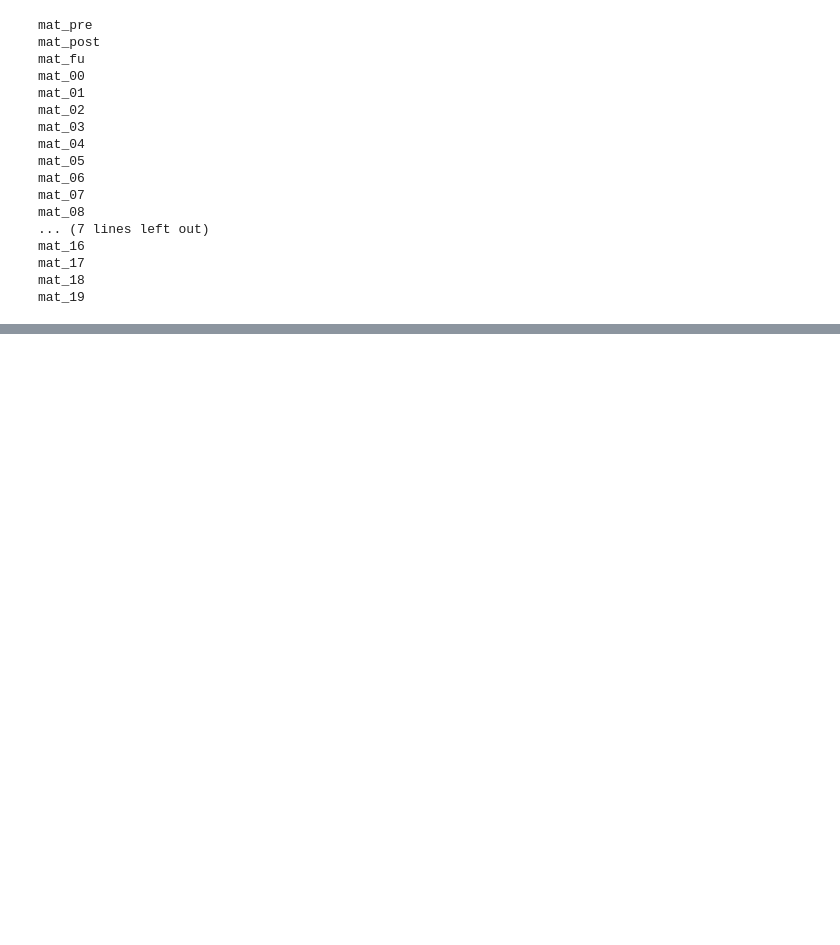
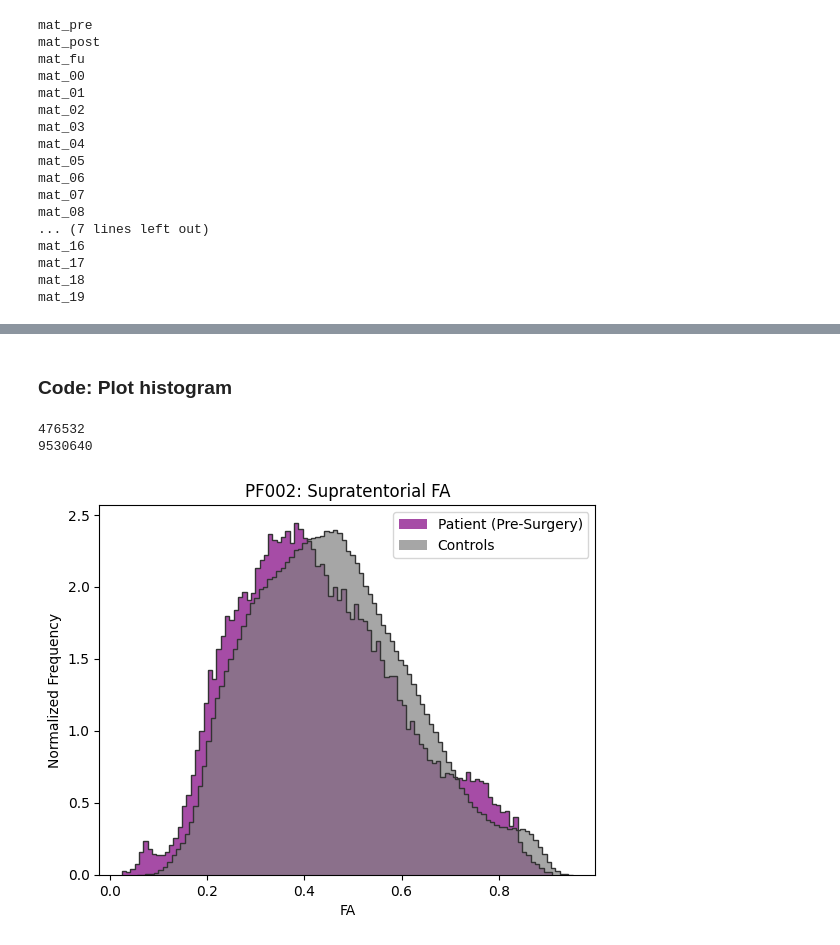
Before and after one commit to AbAstris/Sandbox, a Jupyter notebook: PF002.ipynb, the cells around one changed output, grey strips where cells are left out. Saved outputs shown, nothing was run; the diff lists cells and outputs as text; code cells hidden in the pictures; blank space fills up the shorter version.

```diff
--- a/PF002.ipynb
+++ b/PF002.ipynb
@@ -48,7 +68,7 @@ ALIC_19 = pre_dir+'ALIC_L/vol0019_ALIC_L.nii.gz'
 # %%
-images = [ALIC_pre, ALIC_post, ALIC_fu, ALIC_00, ALIC_01, ALIC_02, ALIC_03,
-          ALIC_04, ALIC_05, ALIC_06, ALIC_07, ALIC_08, ALIC_09, ALIC_10, ALIC_11,
-          ALIC_12, ALIC_13, ALIC_14, ALIC_15, ALIC_16, ALIC_17, ALIC_18, ALIC_19]
+images = [supra_pre, supra_post, supra_fu, supra_00, supra_01, supra_02, supra_03,
+          supra_04, supra_05, supra_06, supra_07, supra_08, supra_09, supra_10, supra_11,
+          supra_12, supra_13, supra_14, supra_15, supra_16, supra_17, supra_18, supra_19]
 
 matrix = {'mat_pre':[], 'mat_post':[], 'mat_fu':[], 'mat_00':[], 'mat_01':[], 'mat_02':[], 'mat_03':[], 'mat_04':[], 'mat_05':[],
          'mat_06':[], 'mat_07':[], 'mat_08':[], 'mat_09':[], 'mat_10':[], 'mat_11':[], 'mat_12':[], 'mat_13':[], 'mat_14':[],
@@ -66,7 +86,7 @@ label_matrix = ['mat_pre', 'mat_post', 'mat_fu', 'mat_00', 'mat_01', 'mat_02', '
                'mat_07', 'mat_08', 'mat_09', 'mat_10', 'mat_11', 'mat_12', 'mat_13', 'mat_14', 'mat_15', 'mat_16',
                'mat_17', 'mat_18', 'mat_19']
 
-volume_expand = {}
+#volume_expand = {}
 
 for x in range(0,len(images)):
 
@@ -83,13 +103,13 @@ for x in range(0,len(images)):
             for k in range(img.shape[2]):
                 if data[i][j][k] != 0.0:
                     intensity.append(data[i][j][k])
-                    volume_list.append(volumes[label_matrix[x]])
+                    #volume_list.append(volumes[label_matrix[x]])
 
     matrix[label_matrix[x]]=intensity
-    volume_expand[label_matrix[x]]=volume_list
+    #volume_expand[label_matrix[x]]=volume_list
 
 DTI_value = list(matrix.values())
-volume_value_expand = list(volume_expand.values())
+#volume_value_expand = list(volume_expand.values())
 # %% [output]
 mat_pre
 mat_post
@@ -140,0 +131,55 @@ ValueError: setting an array element with a sequence. The requested array has an
+# %% [markdown]
+### Code: Plot histogram
+# %%
+# Box plot
+
+patient_set = [0,1,2,3,3,3,3,3,3,3,3,3,3,3,3,3,3,3,3,3,3,3,3]
+patient_colours = ['purple','#029386','#FAC205','grey','grey','grey','grey','grey','grey','grey','grey','grey','grey',
+                  'grey','grey','grey','grey','grey','grey','grey','grey','grey','grey']
+
+def make_histogram():
+
+    frame_patient = []
+    frame_control = []
+
+    for index, image in enumerate(DTI_value):
+        is_patient = patient_set[index]
+        colours = patient_colours[index]
+        if patient_set[index] == 0 or patient_set[index] == 1 or patient_set[index] == 2:
+            if patient_set[index] == 0:
+                for v in image:
+                    inner = [v, volumes_value[index], is_patient, colours]
+                    frame_patient.append(inner)
+        else:
+            for v in image:
+                inner = [v, volumes_value[index], is_patient, colours]
+                frame_control.append(inner)
+
+
+    patient_df = pd.DataFrame(frame_patient, columns=['FA', 'Ventricle Volume', 'Patient', 'Colours'])
+
+    control_df = pd.DataFrame(frame_control, columns=['FA', 'Ventricle Volume', 'Patient', 'Colours'])
+
+    print(patient_df.size)
+    print(control_df.size)
+
+    # Create histogram for the subset population
+    plt.hist(patient_df['FA'], bins=100, color='0.2', histtype='step', density=True)
+    plt.hist(patient_df['FA'], bins=100, color='purple', density=True, alpha=0.7, label='Patient (Pre-Surgery)')
+    plt.hist(control_df['FA'], bins=100, color='0.2', histtype='step', density=True)
+    plt.hist(control_df['FA'], bins=100, color='0.5',density=True, alpha=0.7, label='Controls')
+
+    # Customize labels and title
+    plt.xlabel('FA')
+    #plt.xscale('log')
+    plt.ylabel('Normalized Frequency')
+    plt.title('PF002: Supratentorial FA')
+
+    # Add legend
+    plt.legend()
+
+make_histogram()
+# %% [output]
+476532
+9530640
+[figure, added]
```
Also changed, not shown: parts of 32 cells of this notebook.
